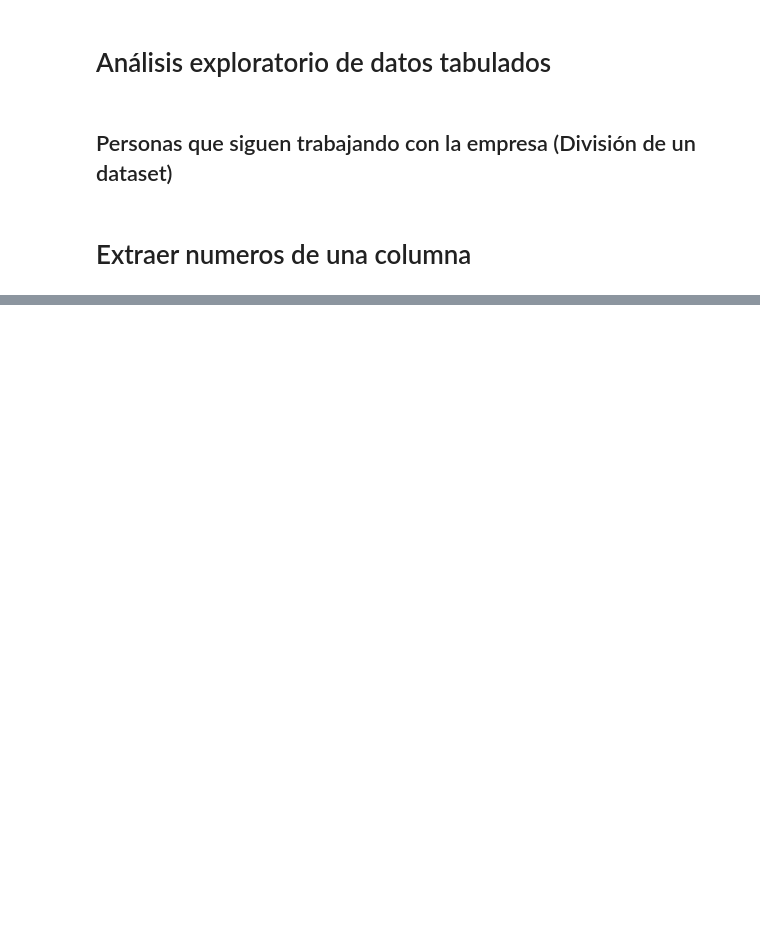
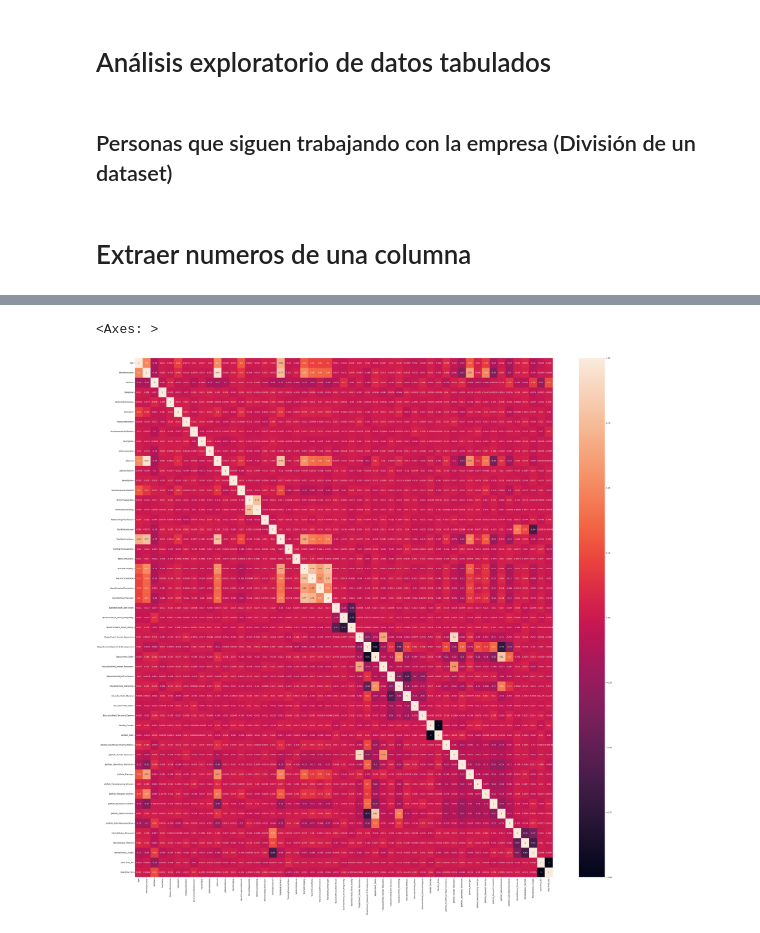
Before and after one commit to juanqochoa/Diplomado, a Jupyter notebook: Modulo_3/Proyecto_1/Importar_datos.ipynb, the cells around one changed output, grey strips where cells are left out. Saved outputs shown, nothing was run; the diff lists cells and outputs as text; code cells hidden in the pictures; blank space fills up the shorter version.

```diff
--- a/Modulo_3/Proyecto_1/Importar_datos.ipynb
+++ b/Modulo_3/Proyecto_1/Importar_datos.ipynb
@@ -72,0 +269,10 @@ df
+# %%
+import seaborn as sns
+
+correlaciones = df_clean.corr()
+
+f,ax = plt.subplots(figsize = (50,50))
+sns.heatmap(correlaciones, annot=True)
+# %% [output]
+<Axes: >
+[figure, added]
```
Also changed, not shown: parts of 41 cells of this notebook, 35 other files.
